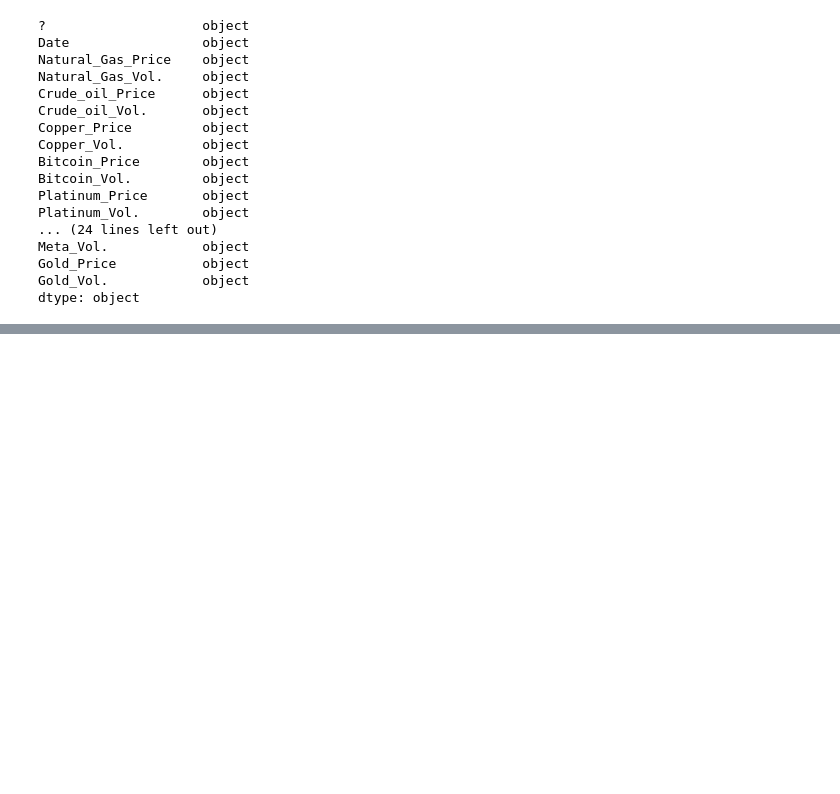
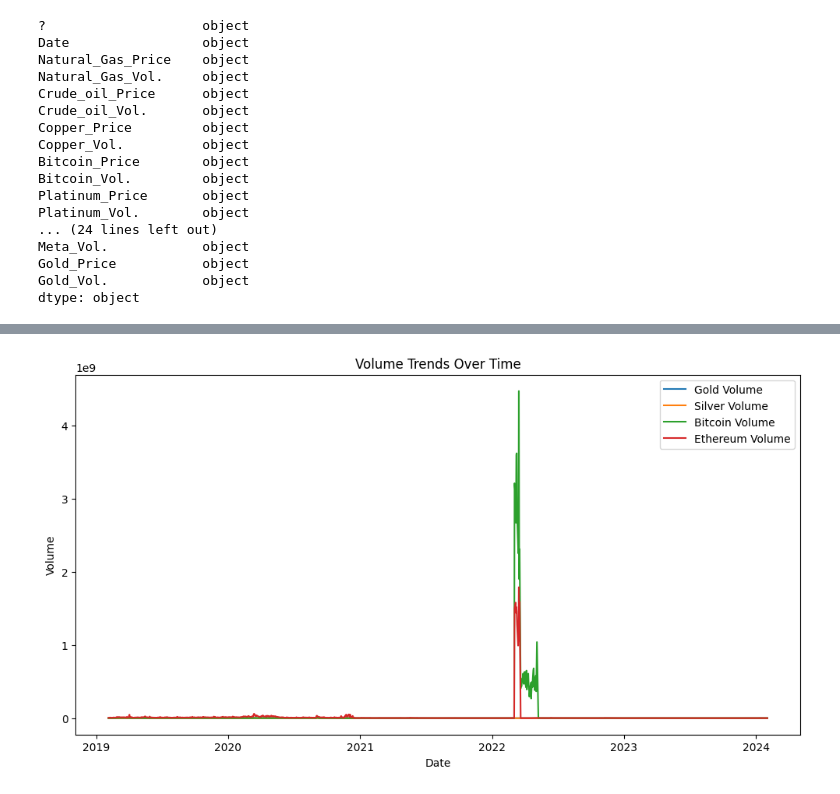
Before and after one commit to nicoleanderson21/Project-3, a Jupyter notebook: Hugo_analysis.ipynb, the cells around one changed output, grey strips where cells are left out. Cells and saved outputs as stored; diff of their text form; code cells hidden in the pictures; blank space fills up the shorter version.

```diff
--- a/Hugo_analysis.ipynb
+++ b/Hugo_analysis.ipynb
@@ -102,0 +122,14 @@ print(targeted_data.head())
+# %%
+# Plotting Volume Trends
+plt.figure(figsize=(12, 6))
+plt.plot(targeted_data['Date'], targeted_data['Gold_Vol.'], label='Gold Volume')
+plt.plot(targeted_data['Date'], targeted_data['Silver_Vol.'], label='Silver Volume')
+plt.plot(targeted_data['Date'], targeted_data['Bitcoin_Vol.'], label='Bitcoin Volume')
+plt.plot(targeted_data['Date'], targeted_data['Ethereum_Vol.'], label='Ethereum Volume')
+plt.title('Volume Trends Over Time')
+plt.ylabel('Volume')
+plt.xlabel('Date')
+plt.legend()
+plt.show()
+# %% [output]
+[figure, added]
```
Also changed, not shown: parts of 7 cells of this notebook.
